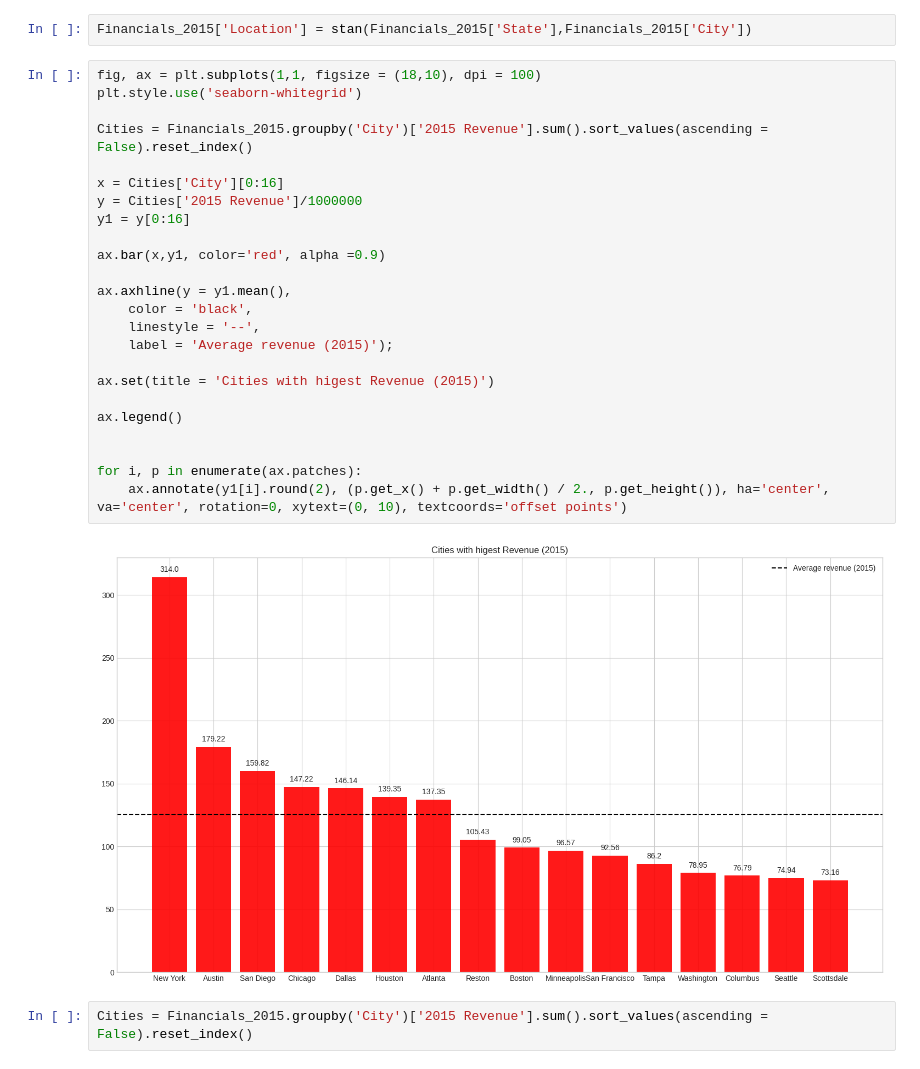
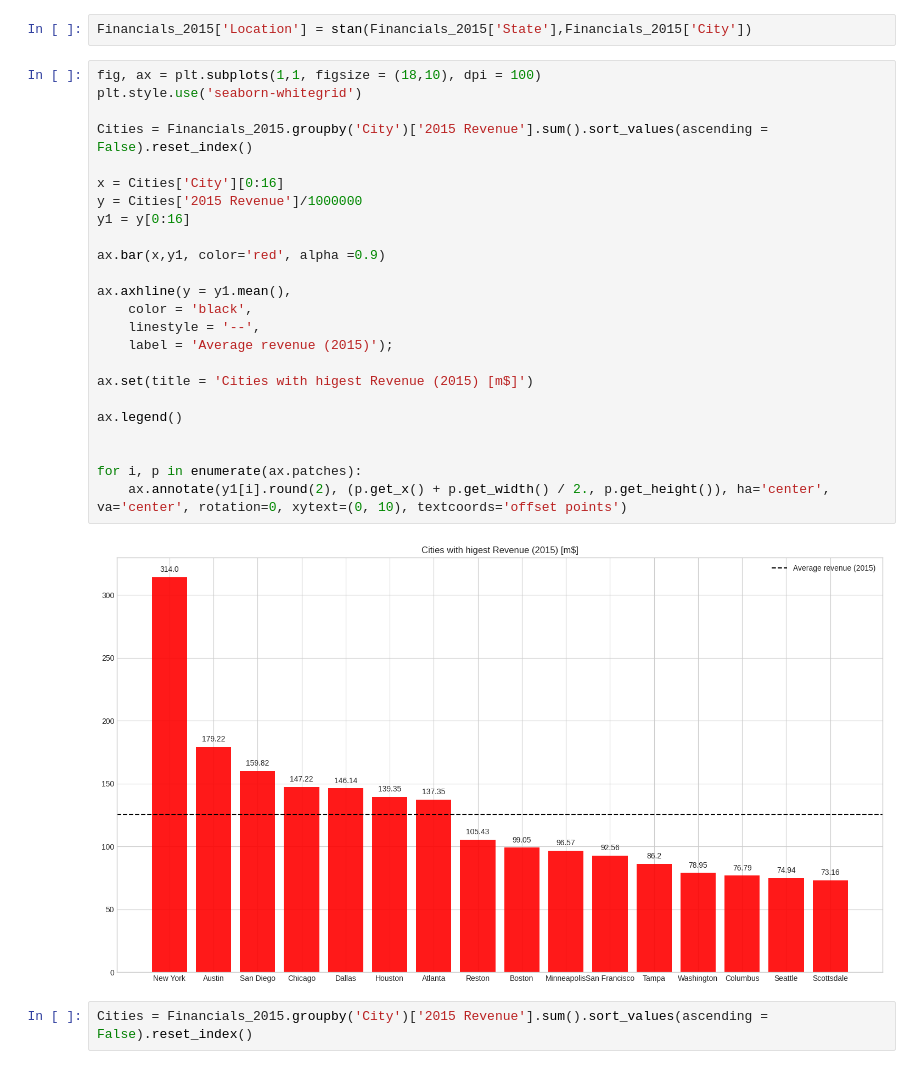
Before and after one commit to MrDataAnalyst/Sales-analysis, a Jupyter notebook: Startups.ipynb, the cells around one changed output. Drawn from its saved outputs; the diff is of its cells as text.

```diff
--- a/Startups.ipynb
+++ b/Startups.ipynb
@@ -370,29 +370,29 @@ Financials_2015['Location'] = stan(Financials_2015['State'],Financials_2015['Cit
 # %%
 fig, ax = plt.subplots(1,1, figsize = (18,10), dpi = 100)
 plt.style.use('seaborn-whitegrid')
 
 Cities = Financials_2015.groupby('City')['2015 Revenue'].sum().sort_values(ascending = False).reset_index()
 
 x = Cities['City'][0:16]
 y = Cities['2015 Revenue']/1000000
 y1 = y[0:16]
 
 ax.bar(x,y1, color='red', alpha =0.9)
 
 ax.axhline(y = y1.mean(),
 	color = 'black',
 	linestyle = '--',
 	label = 'Average revenue (2015)');
 
-ax.set(title = 'Cities with higest Revenue (2015)')
+ax.set(title = 'Cities with higest Revenue (2015) [m$]')
 
 ax.legend()
 
 
 for i, p in enumerate(ax.patches):
     ax.annotate(y1[i].round(2), (p.get_x() + p.get_width() / 2., p.get_height()), ha='center', va='center', rotation=0, xytext=(0, 10), textcoords='offset points')
 # %% [output]
-[figure, old version]
+[figure, new version]
 # %%
 Cities = Financials_2015.groupby('City')['2015 Revenue'].sum().sort_values(ascending = False).reset_index()
 # %%
```
